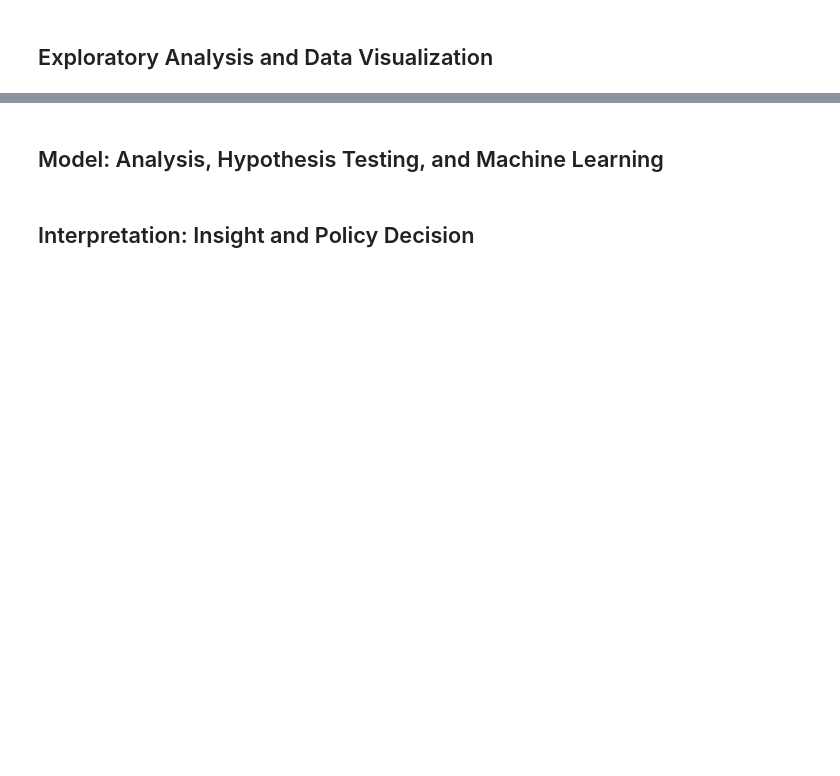
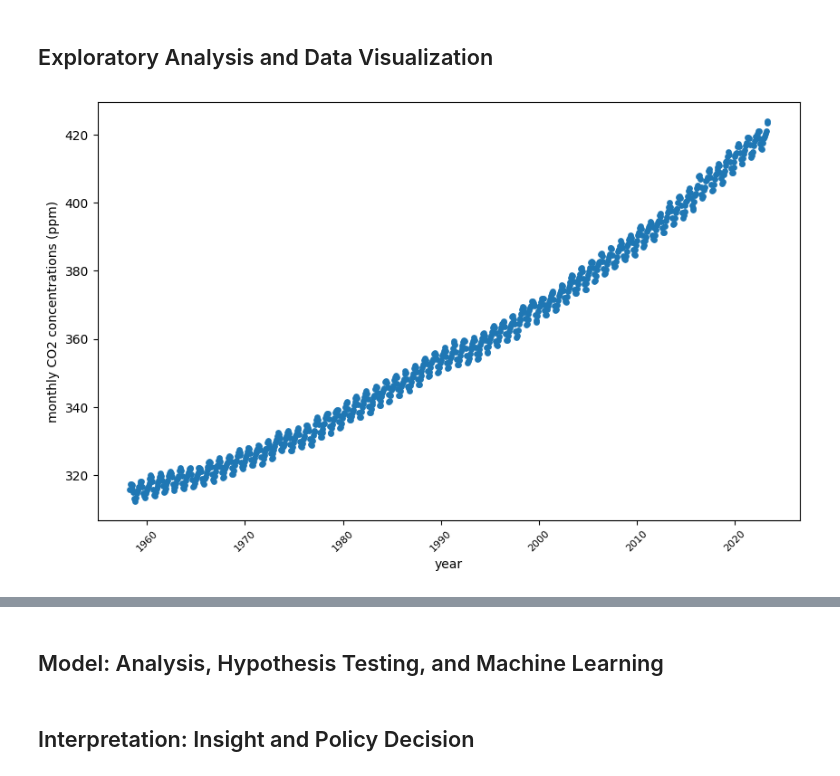
Before and after one commit to tpettwa1/tpettwa1.github.io, a Jupyter notebook: Final Tutorial.ipynb, the cells around one changed output, grey strips where cells are left out. Saved outputs shown, nothing was run; the diff lists cells and outputs as text; code cells hidden in the pictures; blank space fills up the shorter version.

```diff
--- a/Final Tutorial.ipynb
+++ b/Final Tutorial.ipynb
@@ -67,0 +53,13 @@ print(monthly_co2.head(20))
+# %%
+# Processing the monthly CO2 data
+with open('monthly_co2_emissions.txt') as f:
+    monthly_co2_data = f.readlines()
+del monthly_co2_data[0:58]
+
+monthly_co2 = pd.DataFrame(columns=['year', 'month', 'decimal date', 'monthly average', 'de-seasonalized', '# days', '# days(std)', '# days(unc)'])
+
+for i in monthly_co2_data:
+    data = i.split()
+    monthly_co2.loc[len(monthly_co2)] = data
+
+print(monthly_co2.head(10).to_string())
@@ -68,2 +156,15 @@ print(monthly_co2.head(20))
 # %% [markdown]
 ## Exploratory Analysis and Data Visualization
+# %%
+# Display of the monthly CO2 concentrations
+co2_monthly_avg = monthly_co2['monthly average'].astype(float)
+co2_year = monthly_co2['decimal date'].astype(float)
+
+plt.figure(figsize=(10,6))
+plt.scatter(co2_year, co2_monthly_avg, s=15)
+plt.xlabel('year')
+plt.ylabel('monthly CO2 concentrations (ppm)')
+plt.xticks(fontsize=8, rotation=45)
+plt.show()
+# %% [output]
+[figure, added]
```
Also changed, not shown: parts of 14 cells of this notebook, 5 other files.
